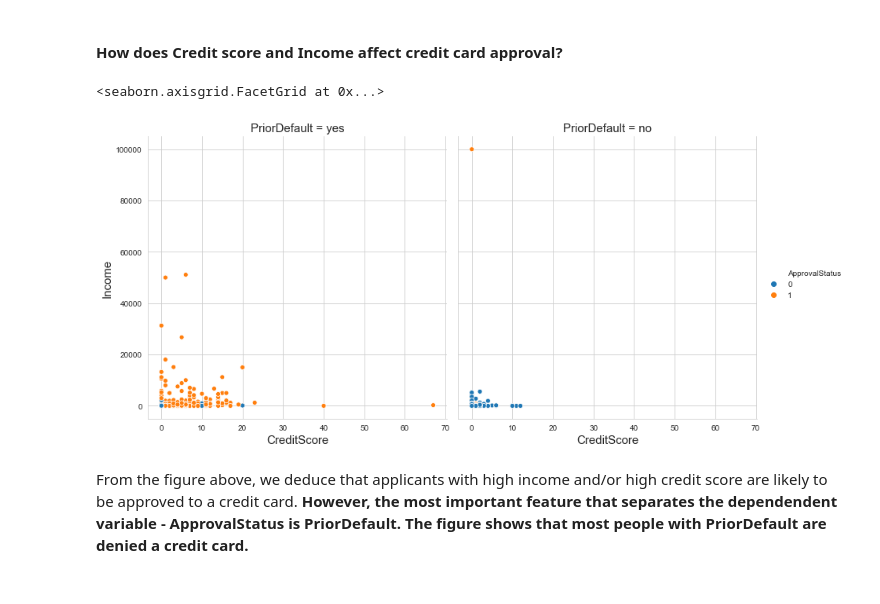
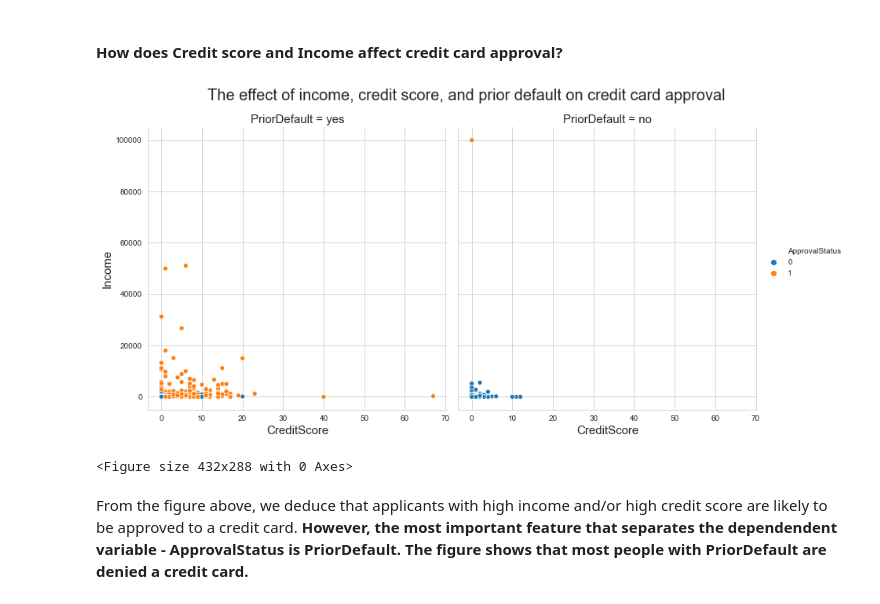
Before and after one commit to Martloni/Predict_credit_card_approval, a Jupyter notebook: credit_card_approval.ipynb, the cells around one changed output. Saved outputs shown, nothing was run; the diff lists cells and outputs as text; code cells hidden in the pictures.

```diff
--- a/credit_card_approval.ipynb
+++ b/credit_card_approval.ipynb
@@ -380,10 +386,13 @@ Text(0.5, 0, 'Employed')
 # %%
 plt.rcParams["axes.labelsize"] = 15
 a = sns.relplot(x='CreditScore', y = 'Income', hue = 'ApprovalStatus',  data = cc_apps, height = 6, aspect = 1, col = 'PriorDefault')
 a.set_axis_labels('CreditScore', 'Income')
+a.fig.suptitle('The effect of income, credit score, and prior default on credit card approval', position = [.5, 1.05], size = 20)
+plt.show()
+plt.savefig('prior_default_figure.png', dpi = 500)
 # %% [output]
+[figure, new version]
-<seaborn.axisgrid.FacetGrid at 0x...>
+<Figure size 432x288 with 0 Axes>
-[figure, old version]
 # %% [markdown]
 From the figure above, we deduce that applicants with high income and/or high credit score are likely to be approved to a credit card. **However, the most important feature that separates the dependendent variable - ApprovalStatus is PriorDefault. The figure shows that most people with PriorDefault are denied a credit card.**
 # %% [markdown]
```
Also changed, not shown: parts of 8 cells of this notebook.
